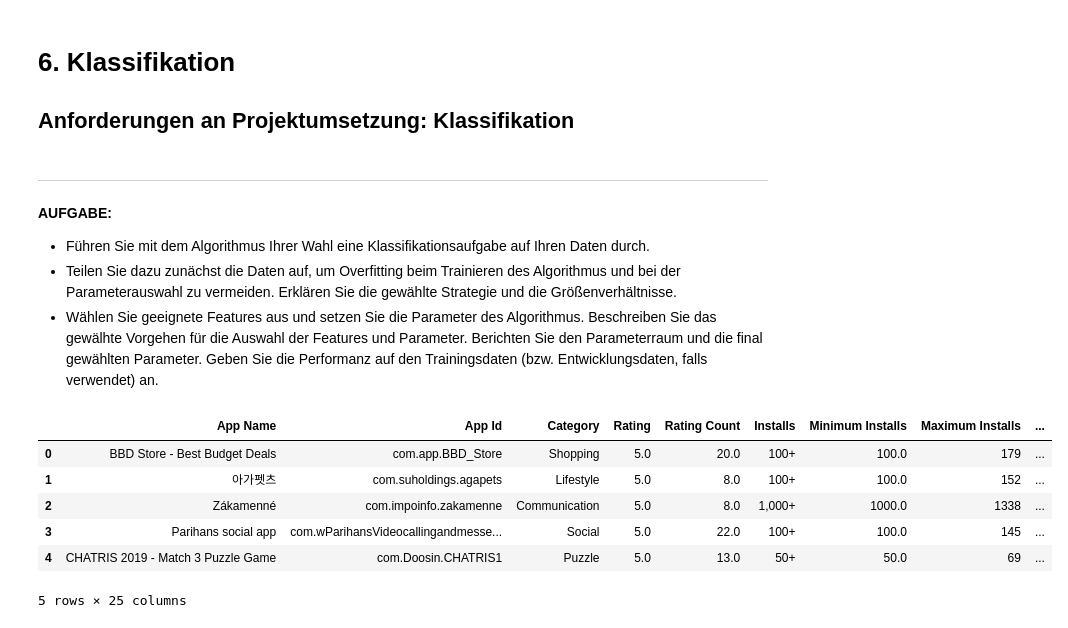
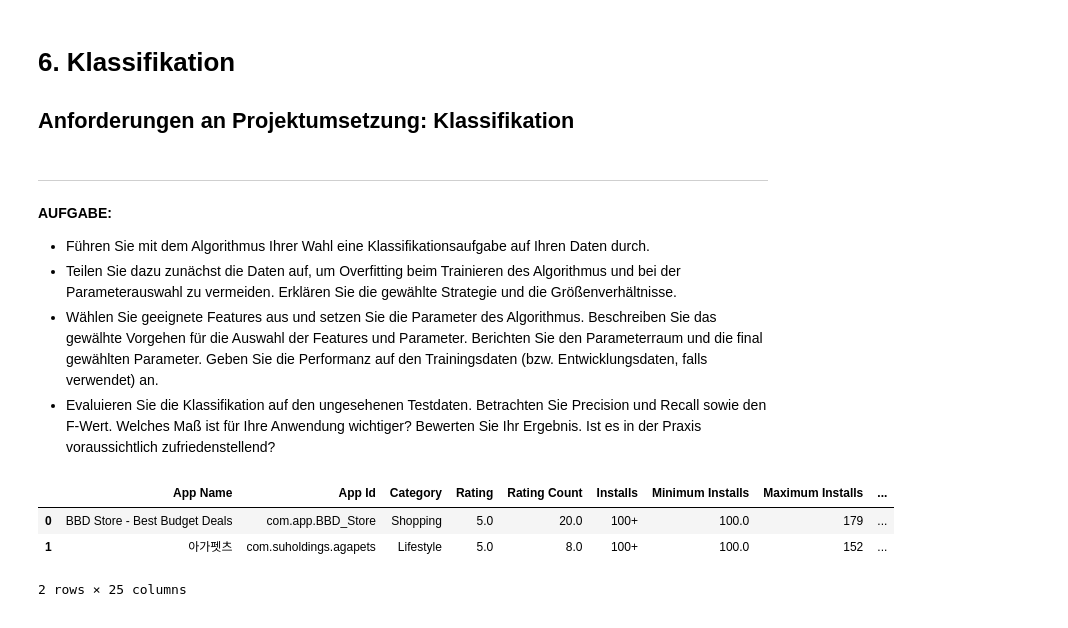
Before and after one commit to Wangi2901/data-analytics, a Jupyter notebook: 6. Klassifikation.ipynb, the cells around one changed output. Drawn from its saved outputs; the diff is of its cells as text; code cells hidden in the pictures.

```diff
--- a/6. Klassifikation.ipynb
+++ b/6. Klassifikation.ipynb
@@ -8,6 +8,7 @@
 - Führen Sie mit dem Algorithmus Ihrer Wahl eine Klassifikationsaufgabe auf Ihren Daten durch.
 - Teilen Sie dazu zunächst die Daten auf, um Overfitting beim Trainieren des Algorithmus und bei der Parameterauswahl zu vermeiden. Erklären Sie die gewählte Strategie und die Größenverhältnisse.
 - Wählen Sie geeignete Features aus und setzen Sie die Parameter des Algorithmus. Beschreiben Sie das gewälhte Vorgehen für die Auswahl der Features und Parameter. Berichten Sie den Parameterraum und die final gewählten Parameter. Geben Sie die Performanz auf den Trainingsdaten (bzw. Entwicklungsdaten, falls verwendet) an.
+- Evaluieren Sie die Klassifikation auf den ungesehenen Testdaten. Betrachten Sie Precision und Recall sowie den F-Wert. Welches Maß ist für Ihre Anwendung wichtiger? Bewerten Sie Ihr Ergebnis. Ist es in der Praxis voraussichtlich zufriedenstellend?
 # %%
 # Imports für unten
 
@@ -26,13 +29,10 @@ apps = pd.read_csv("Daten/Google-Playstore_Edit2.csv")
 # %%
-apps.head()
+apps.head(2)
 # %% [output]
 |  | App Name | App Id | Category | Rating | Rating Count | Installs | Minimum Installs | Maximum Installs | ... |
 | 0 | BBD Store - Best Budget Deals | com.app.BBD_Store | Shopping | 5.0 | 20.0 | 100+ | 100.0 | 179 | ... |
 | 1 | 아가펫츠 | com.suholdings.agapets | Lifestyle | 5.0 | 8.0 | 100+ | 100.0 | 152 | ... |
-| 2 | Zákamenné | com.impoinfo.zakamenne | Communication | 5.0 | 8.0 | 1,000+ | 1000.0 | 1338 | ... |
-| 3 | Parihans social app | com.wParihansVideocallingandmesse... | Social | 5.0 | 22.0 | 100+ | 100.0 | 145 | ... |
-| 4 | CHATRIS 2019 - Match 3 Puzzle Game | com.Doosin.CHATRIS1 | Puzzle | 5.0 | 13.0 | 50+ | 50.0 | 69 | ... |
-5 rows × 25 columns
+2 rows × 25 columns
 # %%
 # Reihenfolge des Dataframes geändert
 apps = apps[['App Name', 'App Id', 'Rating', 'Rating Count', 'Installs', 'Minimum Installs', 'Maximum Installs', 'Free',
```
Also changed, not shown: parts of 31 cells of this notebook, 2 other files.
